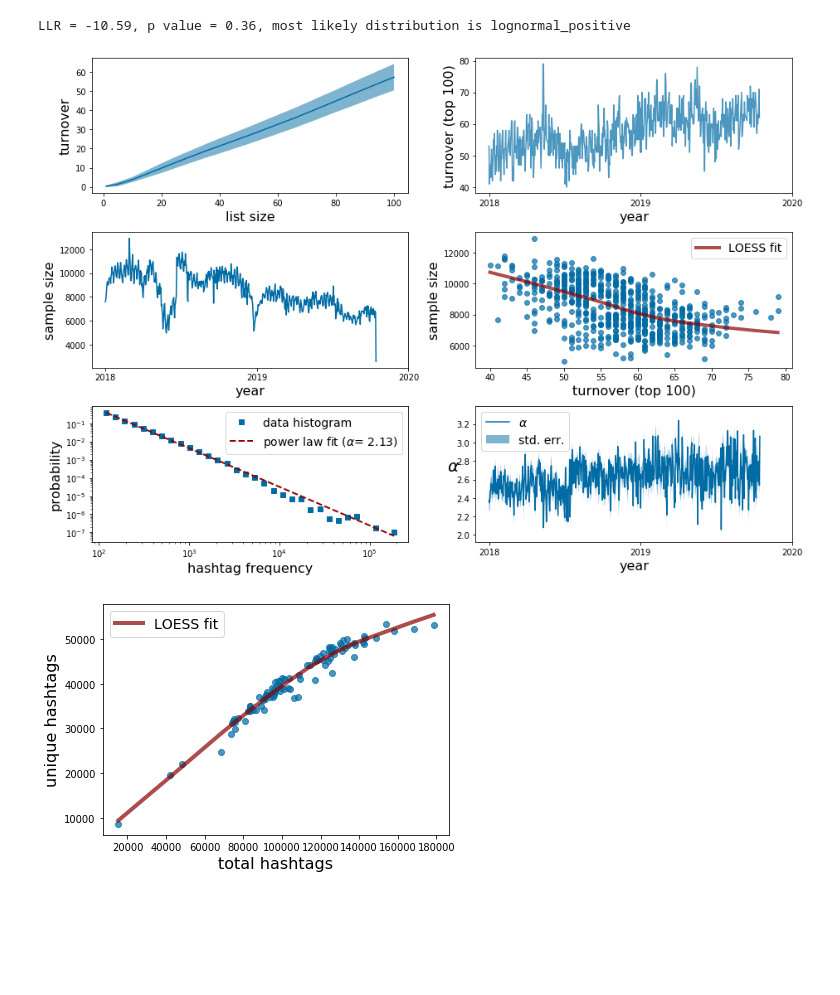
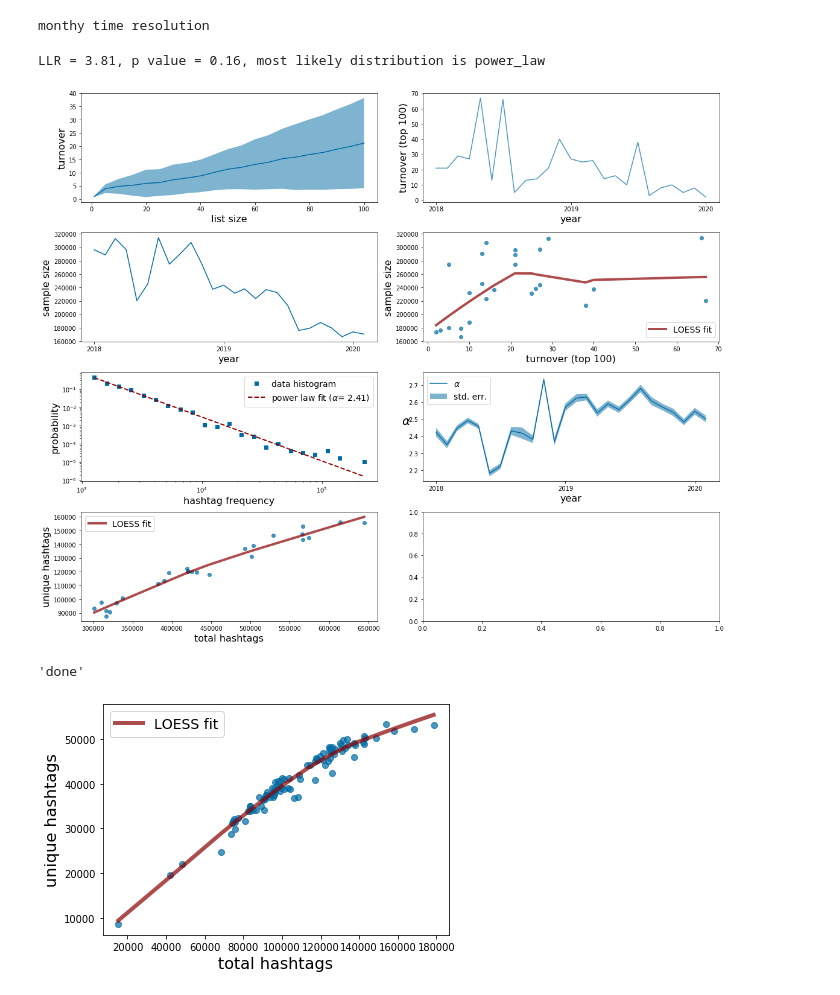
Before and after one commit to damianruck/LondonHashtags, a Jupyter notebook: python.ipynb, the cells around one changed output. Cells and saved outputs as stored; diff of their text form; code cells hidden in the pictures; blank space fills up the shorter version.

Commit message:
monthy and weekly binning

```diff
--- a/python.ipynb
+++ b/python.ipynb
@@ -322,44 +356,50 @@ import pandas as pd
 
 path = 'data/hashtagCountsPerDayLondon.csv'
 
+time_res = 'monthly' #('daily', 'weekly', 'monthy')
 
 start_date = pd.to_datetime('01/01/2018') # effect of changing the sample start day
 #self = london_hashtags.london_hashtags(path,start_date)
 self = london_hashtags(path,start_date)
-
 
 list_size=100
 num_increments=21
 
 #dates with number of tweets less than 2.5 standard deviations below mean
 dates_to_remove = pd.to_datetime(['2018-05-21', '2018-05-22', '2018-08-09', '2018-11-30','2019-07-11', '2019-08-28',
                 '2019-08-29', '2019-08-31', '2019-09-11', '2019-09-12', '2019-09-13'])
 
 # do you want to remove days with small sample sizes?
 #self.graphically_choose_new_sample_size_cutoff()
 self.remove_low_sample_days(dates_to_remove)
 
+self.round_dates_to_chosen_resolution(time_res)
+
 #is a powerlaw distribution ot lognormal positive the best fit?
 self.powerlaw_or_positive_lognormal()
 
 #set x ticks for date axes
 list_of_years = ['2018','2019','2020']
 self.date_ticks(list_of_years)
-
 
 ## needs to be made more general
 #self.print_summary_stats()
 
 turnover = self.derive_turnover_matrix(list_size,num_increments)
 Nt = self.get_daily_sample_size()
 daily_sample_size=self.get_daily_sample_size()
 powerlaw_fit=self.get_powerlaw_fit()
 daily_alpha,daily_sigma=self.get_daily_alpha()
 
 self.summary_plot('plots/')
 # %% [output]
-LLR = -10.59, p value = 0.36, most likely distribution is lognormal_positive
+monthy time resolution
+LLR = 3.81, p value = 0.16, most likely distribution is power_law
-[figure, old version]
+[figure, new version]
+# %%
+'done'
+# %% [output]
+'done'
 # %%
 
 import matplotlib.pyplot as plt
```
Also changed, not shown: parts of 2 cells of this notebook.
